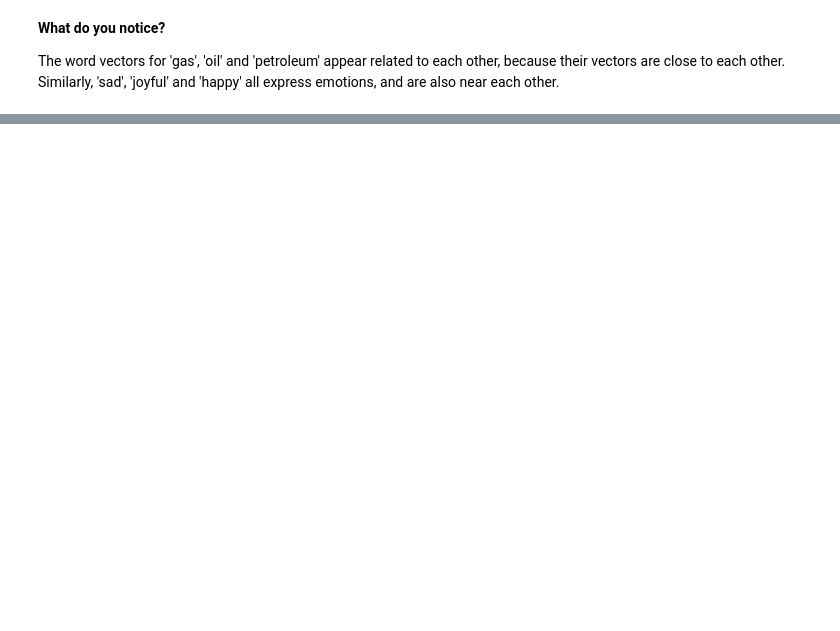
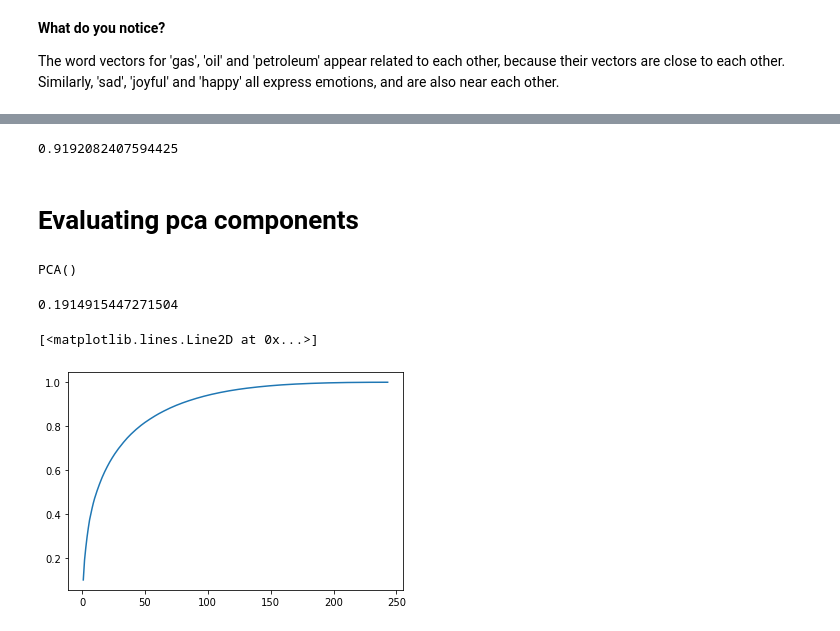
Before and after one commit to mostafa-ja/NLP, a Jupyter notebook: C1_W3_Assignment.ipynb, the cells around one changed output, grey strips where cells are left out. Saved outputs shown, nothing was run; the diff lists cells and outputs as text; code cells hidden in the pictures; blank space fills up the shorter version.

```diff
--- a/C1_W3_Assignment.ipynb
+++ b/C1_W3_Assignment.ipynb
@@ -706,0 +734,14 @@ and 'happy' all express emotions, and are also near each other.
+# %%
+def dict2matrix(dic):
+  names = []
+  weights = np.zeros((300))
+  for (i,w) in dic.items():
+    names.append(i)
+    weights = np.vstack((weights,w))
+
+  weights = weights[1:,:]
+
+  return (names,weights)
+# %%
+names,weights = dict2matrix(word_embeddings)
+weights.shape
@@ -706,0 +769,20 @@ and 'happy' all express emotions, and are also near each other.
+# %%
+get_accuracy(pca_word_embeddings, data)
+# %% [output]
+0.9192082407594425
+# %% [markdown]
+# Evaluating pca components
+# %%
+pca = PCA(n_components=None)
+pca.fit(weights)
+# %% [output]
+PCA()
+# %%
+pca.explained_variance_ratio_.cumsum()[1] # for just n_components=2
+# %% [output]
+0.1914915447271504
+# %%
+plt.plot(range(1,244),pca.explained_variance_ratio_.cumsum())
+# %% [output]
+[<matplotlib.lines.Line2D at 0x...>]
+[figure, added]
```
Also changed, not shown: parts of 15 cells of this notebook.
